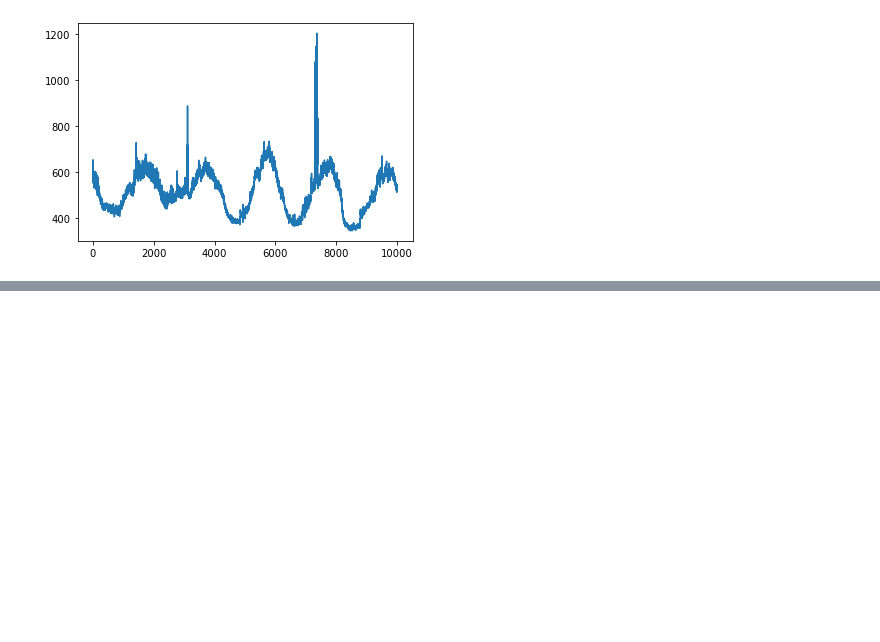
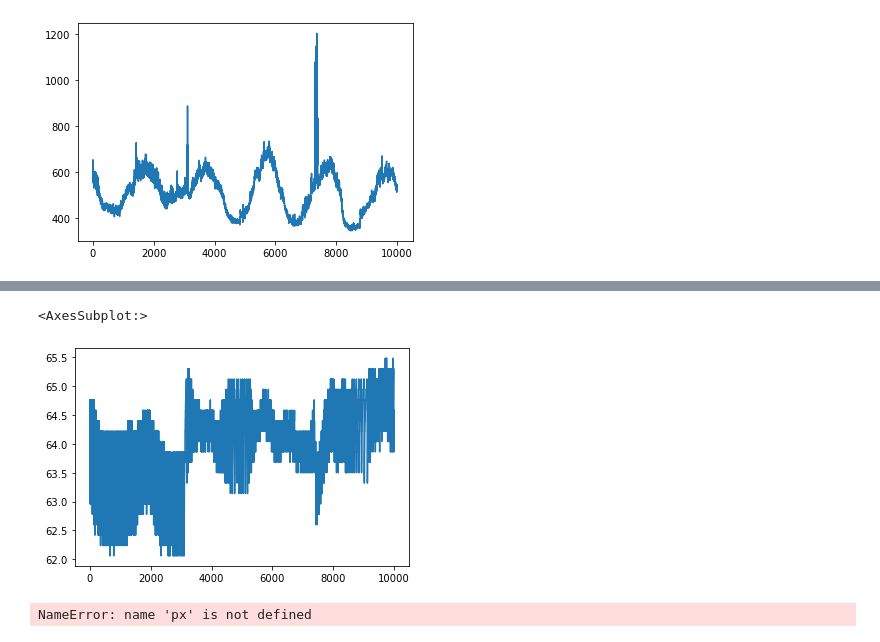
Before and after one commit to steve-riesenberg/smallhold_dashboard, a Jupyter notebook: data_exploration.ipynb, the cells around one changed output, grey strips where cells are left out. Cells and saved outputs as stored; diff of their text form; code cells hidden in the pictures; blank space fills up the shorter version.

```diff
--- a/data_exploration.ipynb
+++ b/data_exploration.ipynb
@@ -53,0 +62,10 @@ co2.value.plot()
+# %%
+temp.value.plot()
+# %% [output]
+<AxesSubplot:>
+[figure, added]
+# %%
+fig = px.line(co2, x='date_time', y="value")
+fig.show()
+# %% [output]
+NameError: name 'px' is not defined
```
Also changed, not shown: parts of 2 cells of this notebook, 1 other file.
